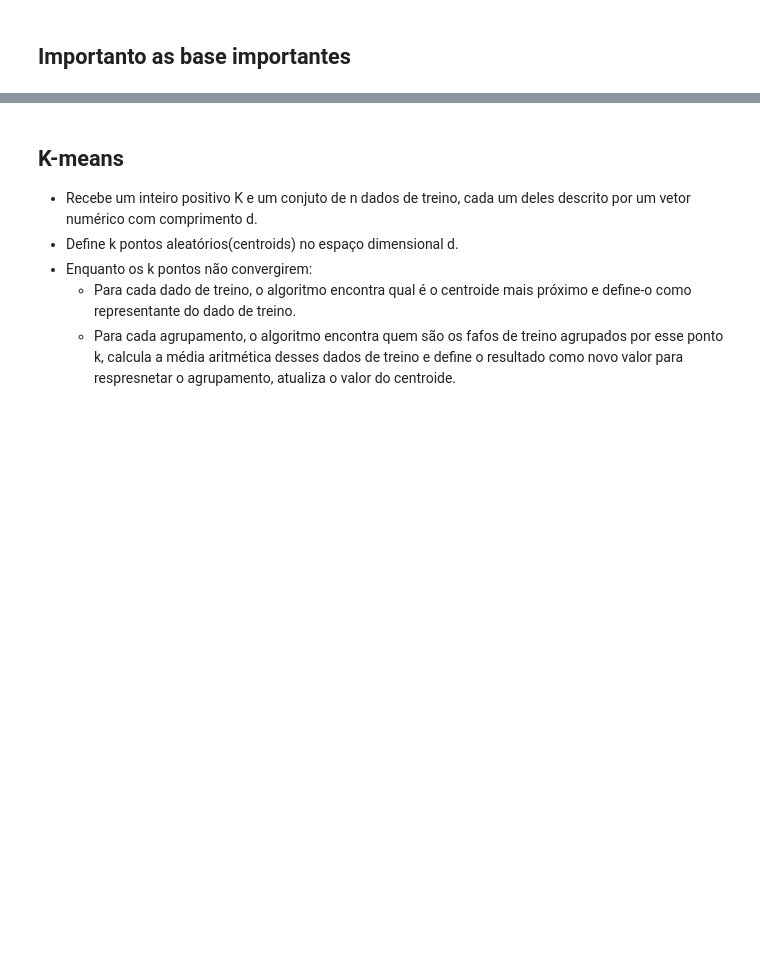
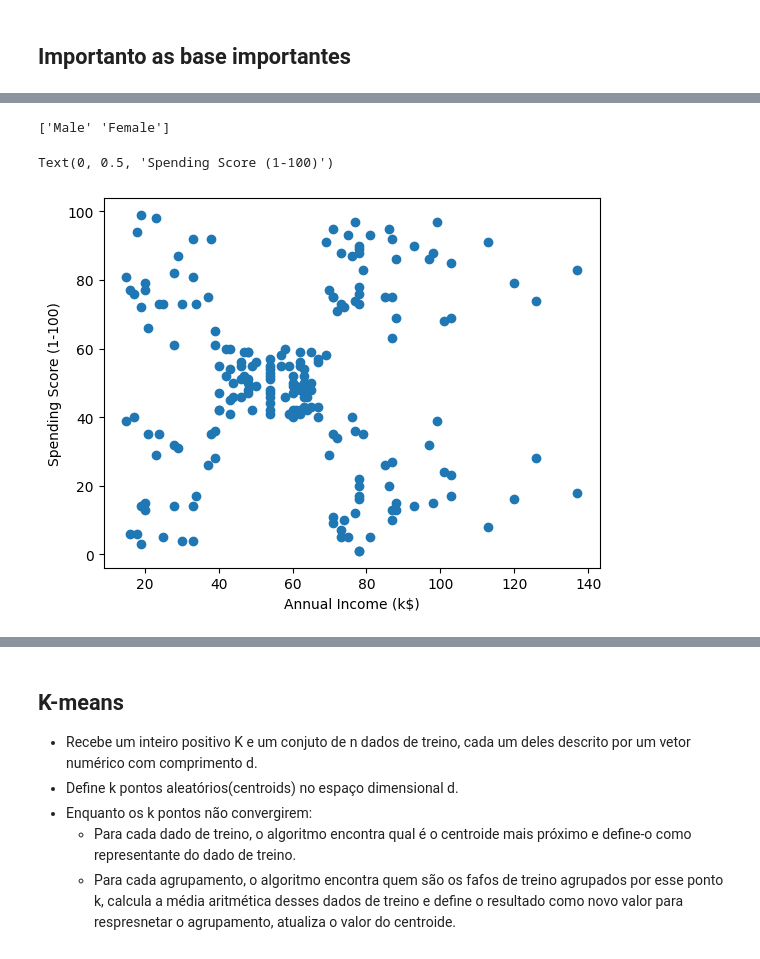
Before and after one commit to higorEtica/Exercico-4, a Jupyter notebook: Exercicio-4.ipynb, the cells around one changed output, grey strips where cells are left out. Cells and saved outputs as stored; diff of their text form; code cells hidden in the pictures; blank space fills up the shorter version.

```diff
--- a/Exercicio-4.ipynb
+++ b/Exercicio-4.ipynb
@@ -36,0 +37,3 @@ False
+# %%
+# Se tiver algo nulo ele vai inserir
+df_clean = df_customers.dropna()
@@ -36,0 +58,4 @@ False
+# %%
+print(df_novo['Genre'].unique())
+# %% [output]
+['Male' 'Female']
@@ -36,0 +68,10 @@ False
+# %%
+#Plot dos dados como estão
+
+plt.close()
+plt.scatter(annualIcomeWithScore['Annual Income (k$)'], annualIcomeWithScore['Spending Score (1-100)'])
+plt.xlabel('Annual Income (k$)')
+plt.ylabel('Spending Score (1-100)')
+# %% [output]
+Text(0, 0.5, 'Spending Score (1-100)')
+[figure, added]
```
Also changed, not shown: parts of 30 cells of this notebook, 1 other file.
